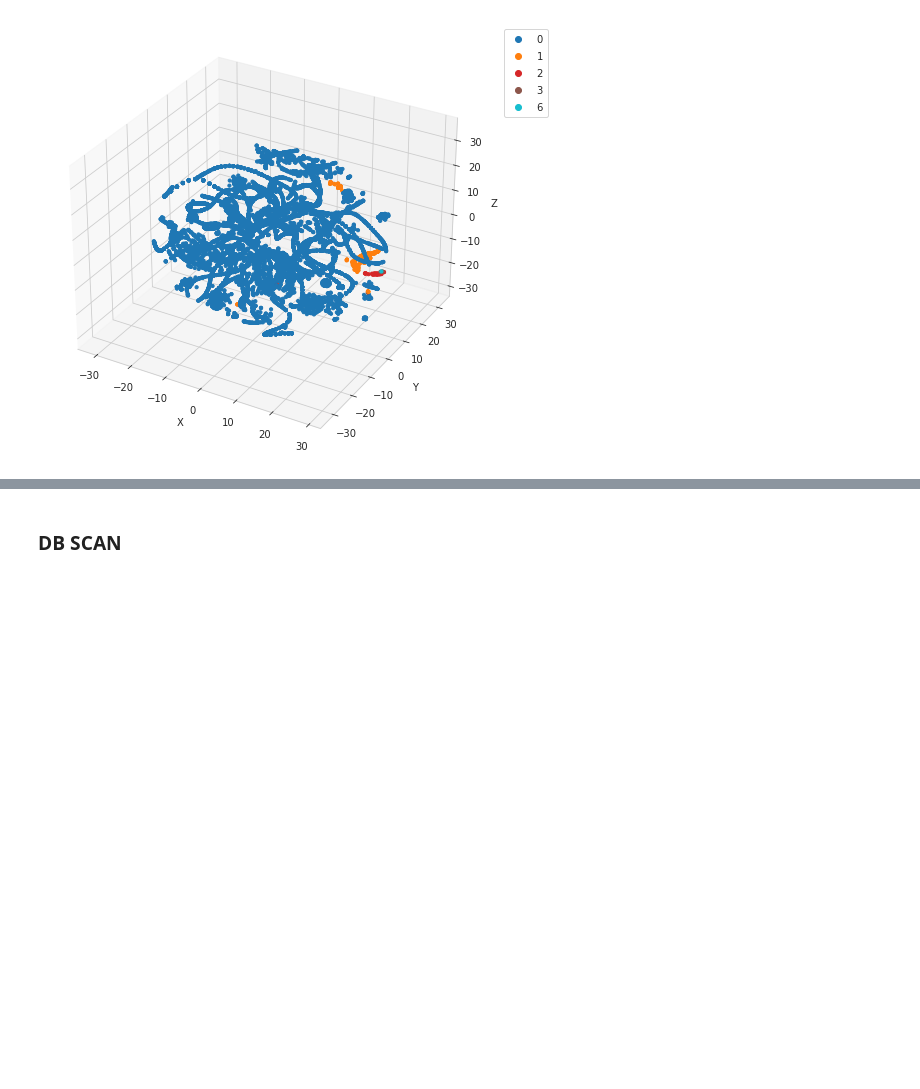
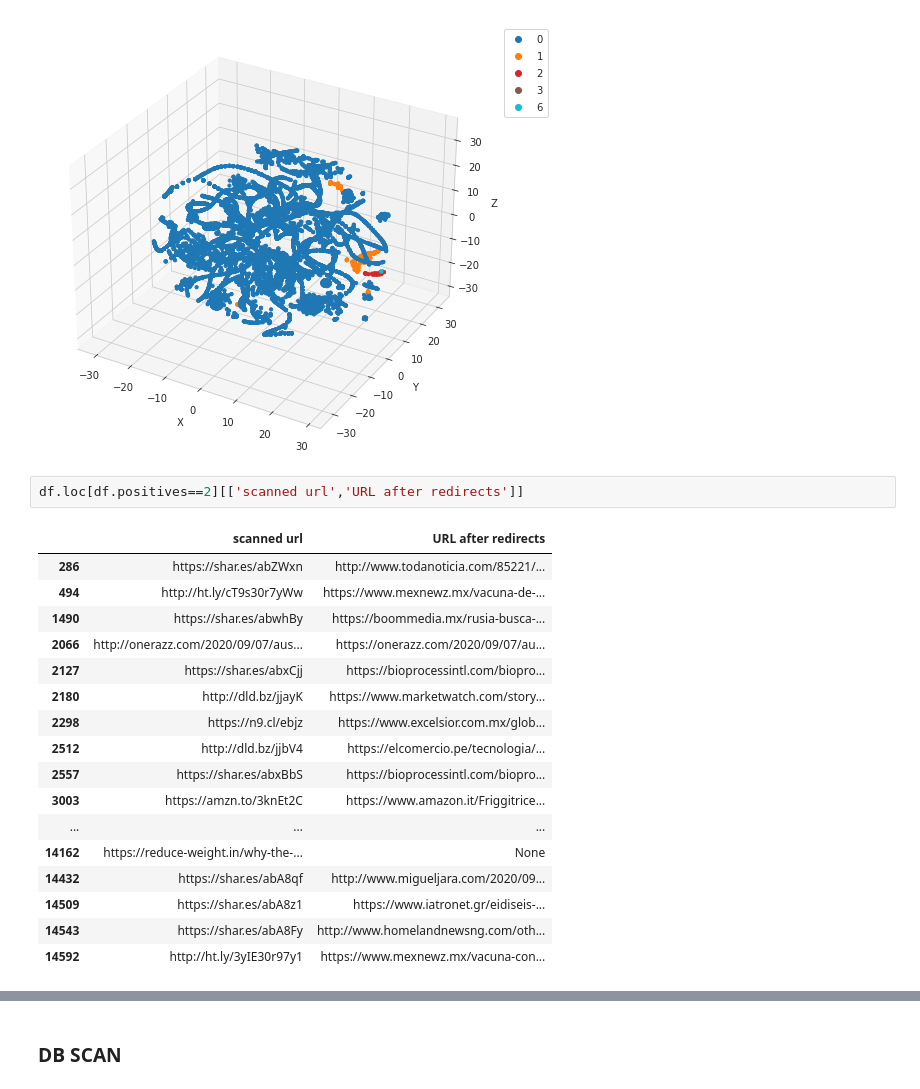
Before and after one commit to qcri/Vaccine_Disinfo, a Jupyter notebook: notebooks/Clustering Sep.ipynb, the cells around one changed output, grey strips where cells are left out. Drawn from its saved outputs; the diff is of its cells as text; blank space fills up the shorter version.

```diff
--- a/notebooks/Clustering Sep.ipynb
+++ b/notebooks/Clustering Sep.ipynb
@@ -162,3 +162,23 @@ plt.legend(*sc.legend_elements(), bbox_to_anchor=(1.05, 1), loc=2)
 plt.show()
 # %% [output]
 [figure]
+# %%
+df.loc[df.positives==2][['scanned url','URL after redirects']]
+# %% [output]
+|  | scanned url | URL after redirects |
+| 286 | https://shar.es/abZWxn | http://www.todanoticia.com/85221/... |
+| 494 | http://ht.ly/cT9s30r7yWw | https://www.mexnewz.mx/vacuna-de-... |
+| 1490 | https://shar.es/abwhBy | https://boommedia.mx/rusia-busca-... |
+| 2066 | http://onerazz.com/2020/09/07/aus... | https://onerazz.com/2020/09/07/au... |
+| 2127 | https://shar.es/abxCjj | https://bioprocessintl.com/biopro... |
+| 2180 | http://dld.bz/jjayK | https://www.marketwatch.com/story... |
+| 2298 | https://n9.cl/ebjz | https://www.excelsior.com.mx/glob... |
+| 2512 | http://dld.bz/jjbV4 | https://elcomercio.pe/tecnologia/... |
+| 2557 | https://shar.es/abxBbS | https://bioprocessintl.com/biopro... |
+| 3003 | https://amzn.to/3knEt2C | https://www.amazon.it/Friggitrice... |
+| ... | ... | ... |
+| 14162 | https://reduce-weight.in/why-the-... | None |
+| 14432 | https://shar.es/abA8qf | http://www.migueljara.com/2020/09... |
+| 14509 | https://shar.es/abA8z1 | https://www.iatronet.gr/eidiseis-... |
+| 14543 | https://shar.es/abA8Fy | http://www.homelandnewsng.com/oth... |
+| 14592 | http://ht.ly/3yIE30r97y1 | https://www.mexnewz.mx/vacuna-con... |
```
Also changed, not shown: parts of 2 cells of this notebook, 1 other file.
